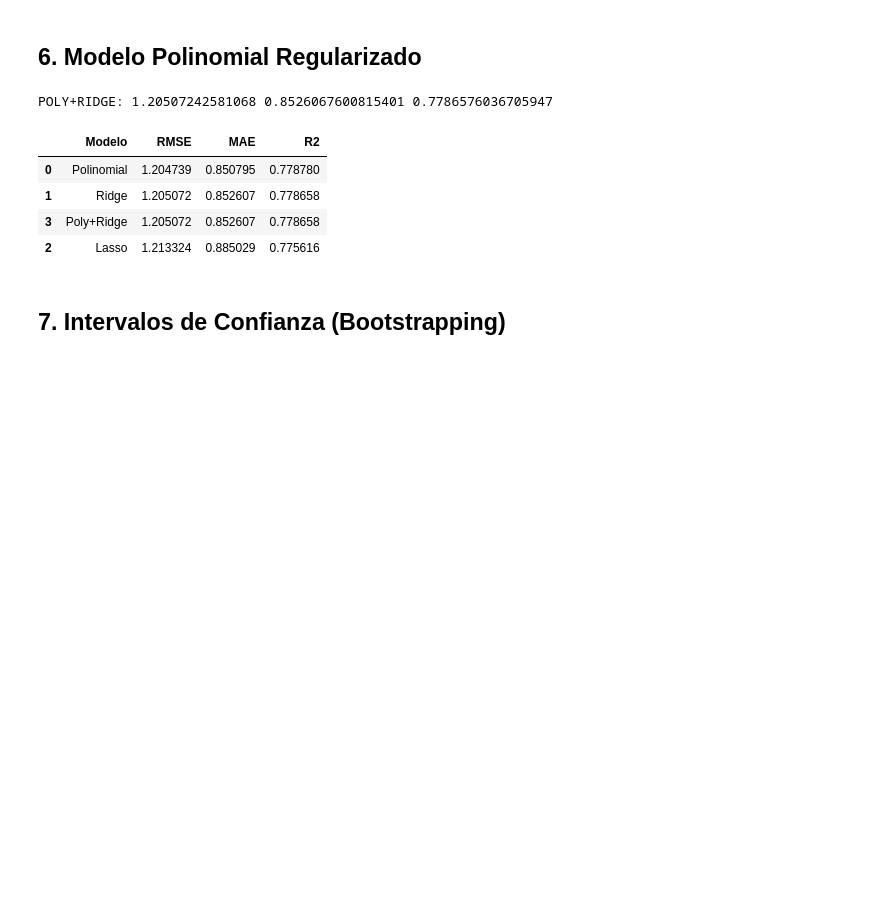
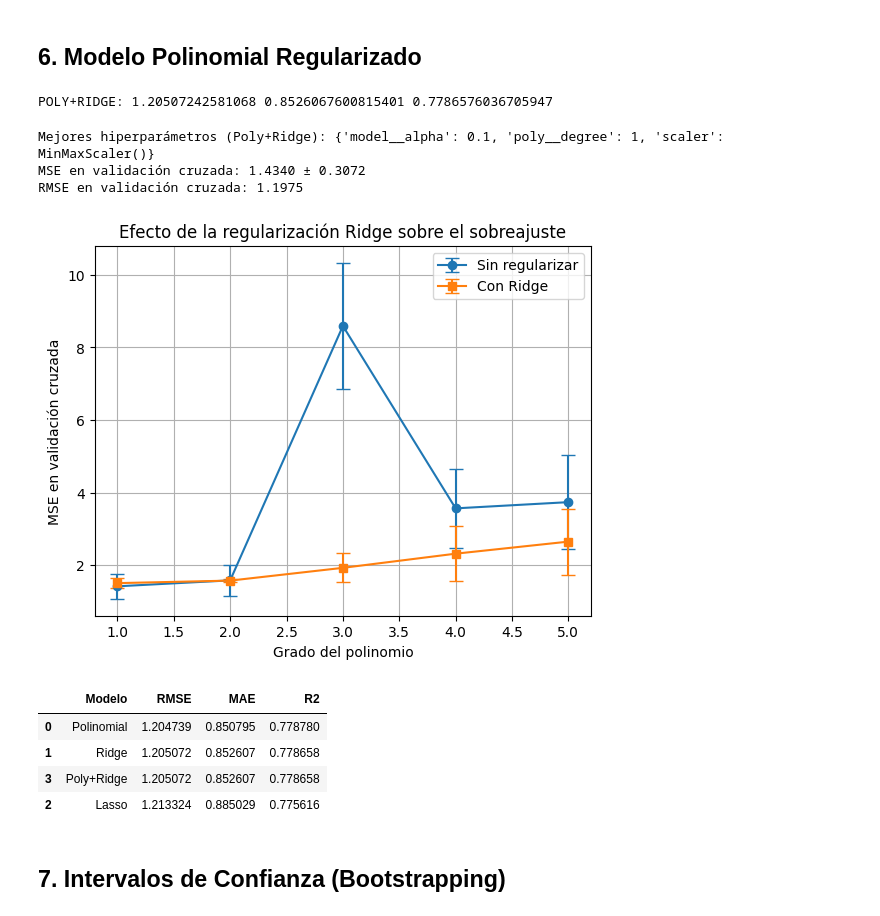
Before and after one commit to ISIS-2611-AprendizajeMaquina/MaterialDeClase-ISIS-2611, a Jupyter notebook: Laboratorios/L1 Regresion Lineal/data/Laboratorio_2_Plantilla_ISIS2611.ipynb, the cells around one changed output. Saved outputs shown, nothing was run; the diff lists cells and outputs as text; code cells hidden in the pictures; blank space fills up the shorter version.

```diff
--- a/Laboratorios/L1 Regresion Lineal/data/Laboratorio_2_Plantilla_ISIS2611.ipynb
+++ b/Laboratorios/L1 Regresion Lineal/data/Laboratorio_2_Plantilla_ISIS2611.ipynb
@@ -289,6 +356,49 @@ r2_poly_ridge = r2_score(y_test, y_pred)
 print("POLY+RIDGE:", rmse_poly_ridge, mae_poly_ridge, r2_poly_ridge)
 # %% [output]
 POLY+RIDGE: 1.20507242581068 0.8526067600815401 0.7786576036705947
+# %%
+# Mejores hiperparámetros
+print("Mejores hiperparámetros (Poly+Ridge):", grid_poly_ridge.best_params_)
+
+# Mejor puntaje (MSE negativo) en validación cruzada
+best_cv_mse = -grid_poly_ridge.best_score_
+best_cv_std = grid_poly_ridge.cv_results_['std_test_score'][grid_poly_ridge.best_index_]
+print(f"MSE en validación cruzada: {best_cv_mse:.4f} ± {best_cv_std:.4f}")
+print(f"RMSE en validación cruzada: {np.sqrt(best_cv_mse):.4f}")
+# %% [output]
+Mejores hiperparámetros (Poly+Ridge): {'model__alpha': 0.1, 'poly__degree': 1, 'scaler': MinMaxScaler()}
+MSE en validación cruzada: 1.4340 ± 0.3072
+RMSE en validación cruzada: 1.1975
+# %%
+# Obtener resultados del GridSearch para Poly+Ridge
+results_cv = pd.DataFrame(grid_poly_ridge.cv_results_)
+
+# Filtrar por el mejor escalador (para simplificar, o agrupar por grado)
+# Suponiendo que el mejor escalador es StandardScaler (por ejemplo)
+best_scaler = grid_poly_ridge.best_params_['scaler']
+mask = results_cv['param_scaler'] == best_scaler
+filtered = results_cv[mask]
+
+# Calcular media y std del MSE para cada grado (promediando sobre alphas)
+grouped = filtered.groupby('param_poly__degree')['mean_test_score'].agg(['mean', 'std'])
+grouped['mean_mse'] = -grouped['mean']
+grouped['std_mse'] = grouped['std']
+
+# Grados evaluados
+degrees_ridge = grouped.index.astype(int)
+degrees_unreg = list(range(1, len(means) + 1))
+
+# Graficar junto con la curva del polinomio sin regularizar (obtenida antes)
+plt.errorbar(degrees_unreg, means, yerr=stds, marker='o', label='Sin regularizar', capsize=5)
+plt.errorbar(degrees_ridge, grouped['mean_mse'], yerr=grouped['std_mse'], marker='s', label='Con Ridge', capsize=5)
+plt.xlabel('Grado del polinomio')
+plt.ylabel('MSE en validación cruzada')
+plt.title('Efecto de la regularización Ridge sobre el sobreajuste')
+plt.legend()
+plt.grid(True)
+plt.show()
+# %% [output]
+[figure, added]
 # %%
 results = pd.DataFrame({
     "Modelo": ["Polinomial", "Ridge", "Lasso", "Poly+Ridge"],
```
Also changed, not shown: parts of 7 cells of this notebook.
